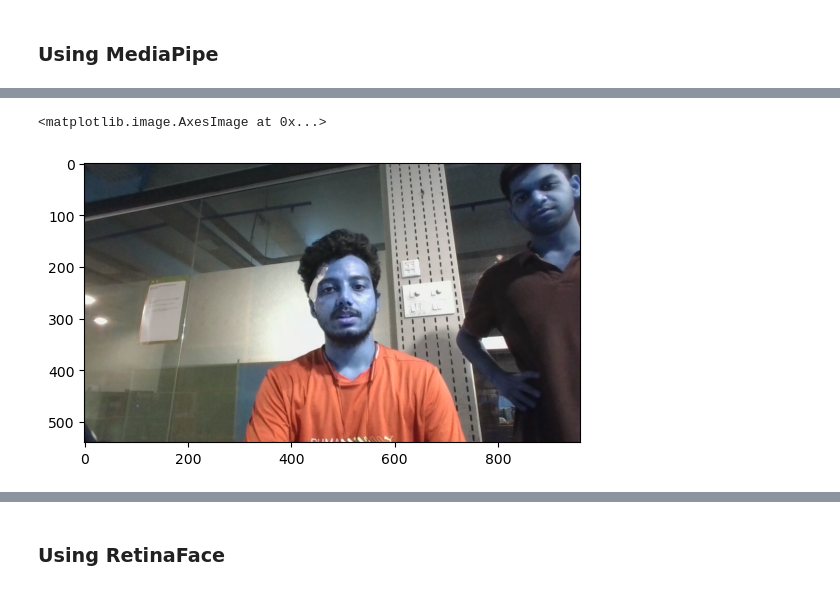
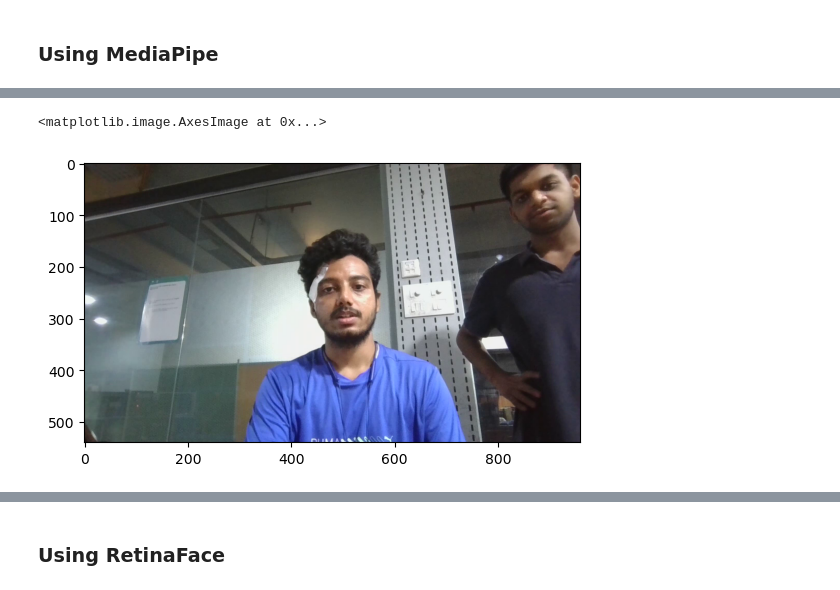
Before and after one commit to vanshg1729/auto_avsr, a Jupyter notebook: preprocess.ipynb, the cells around one changed output, grey strips where cells are left out. Saved outputs shown, nothing was run; the diff lists cells and outputs as text; code cells hidden in the pictures.

```diff
--- a/preprocess.ipynb
+++ b/preprocess.ipynb
@@ -51,10 +67,11 @@ W0000 00:00:1721202682.745288   18814 inference_feedback_manager.cc:114] Feedbac
 # %%
 video_path = "./data/1.webm"
 
 cap = cv2.VideoCapture(video_path)
 ret, frame = cap.read()
+frame_rgb = cv2.cvtColor(frame, cv2.COLOR_BGR2RGB)
 
-plt.imshow(frame)
+plt.imshow(frame_rgb)
 # %% [output]
 <matplotlib.image.AxesImage at 0x...>
-[figure, old version]
+[figure, new version]
```
Also changed, not shown: parts of 18 cells of this notebook, 1 other file.
